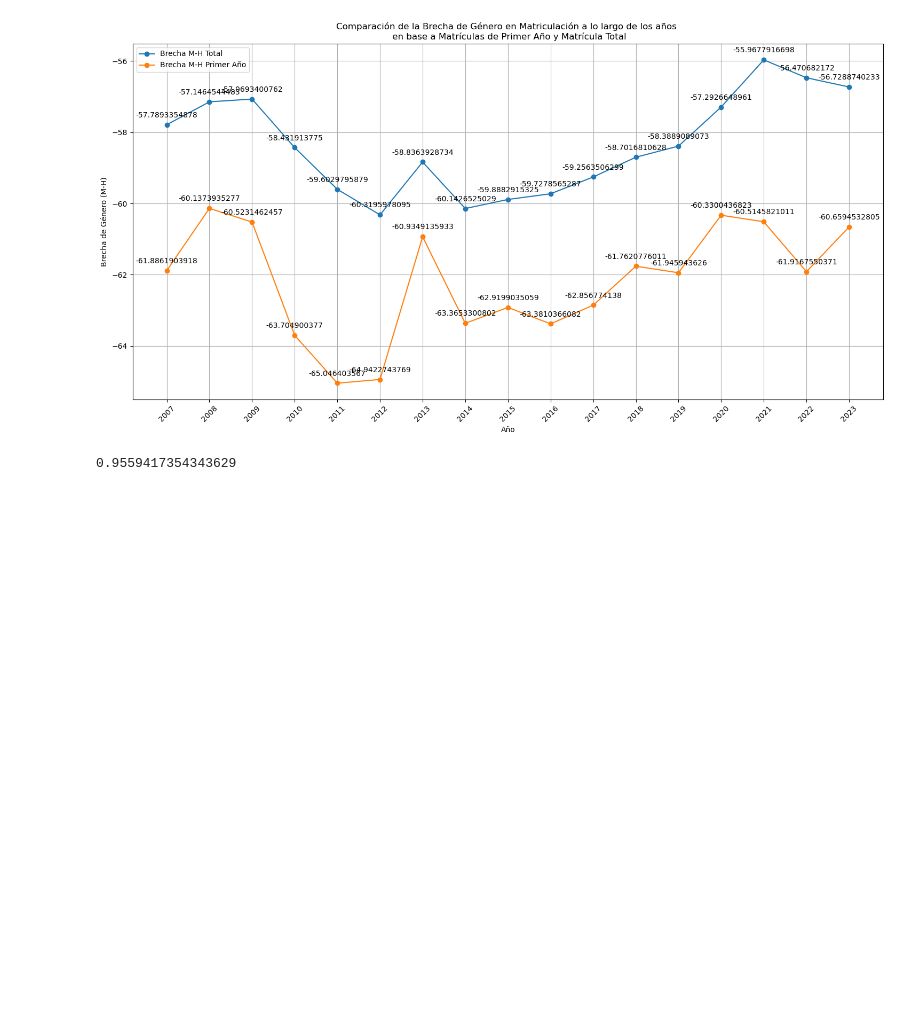
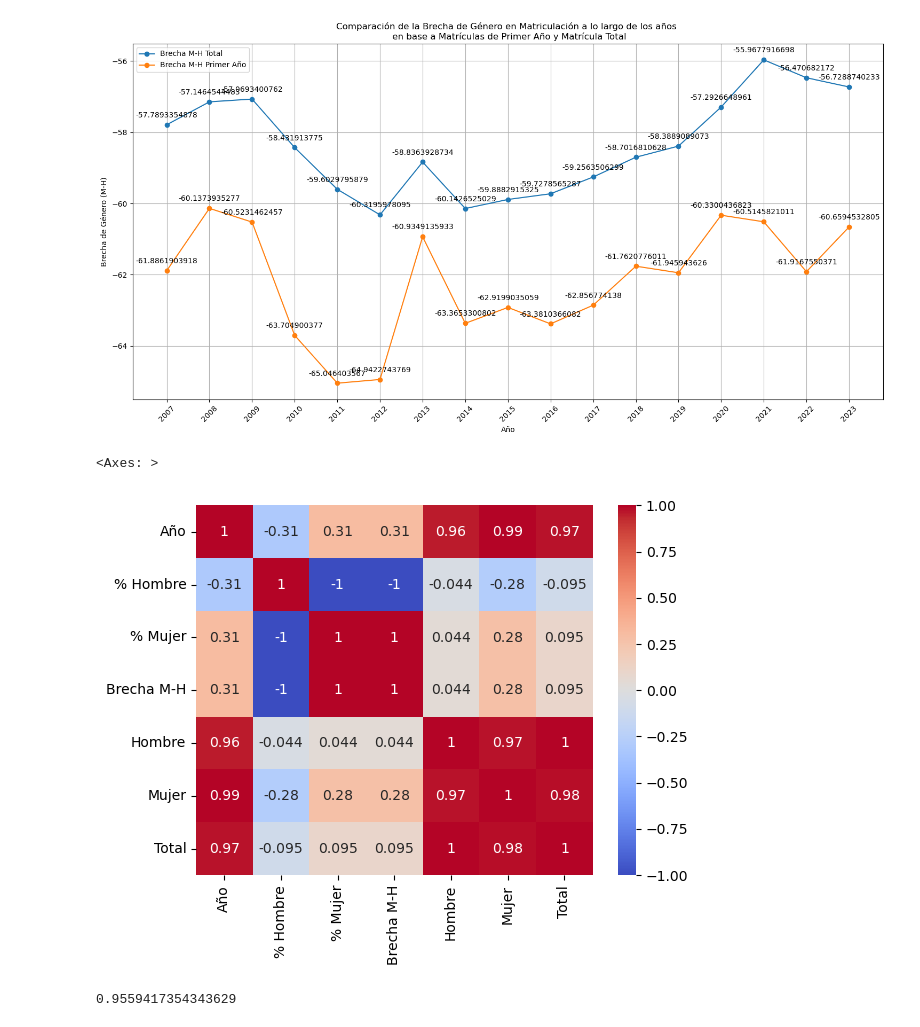
Before and after one commit to Kilpura/ProyectoCIenciaDatos, a Jupyter notebook: investigacion_o_posibles_resultados/graficos_usados.ipynb, the cells around one changed output. Saved outputs shown, nothing was run; the diff lists cells and outputs as text; code cells hidden in the pictures; blank space fills up the shorter version.

```diff
--- a/investigacion_o_posibles_resultados/graficos_usados.ipynb
+++ b/investigacion_o_posibles_resultados/graficos_usados.ipynb
@@ -131,6 +132,11 @@ plt.savefig('brecha_genero_matriculacion_total_y_primer_año_en_carreras_STEM.pn
 plt.show()
 # %% [output]
 [figure]
+# %%
+sns.heatmap(df_de_datos_stem_matriculacion_total_por_año.corr(), annot=True, cmap='coolwarm')
+# %% [output]
+<Axes: >
+[figure, added]
 # %%
 df_de_datos_stem_matriculacion_total_por_año["Año"] = df_de_datos_stem_matriculacion_total_por_año["Año"].astype(int)
 # %%
```
Also changed, not shown: parts of 7 cells of this notebook, 3 other files.
